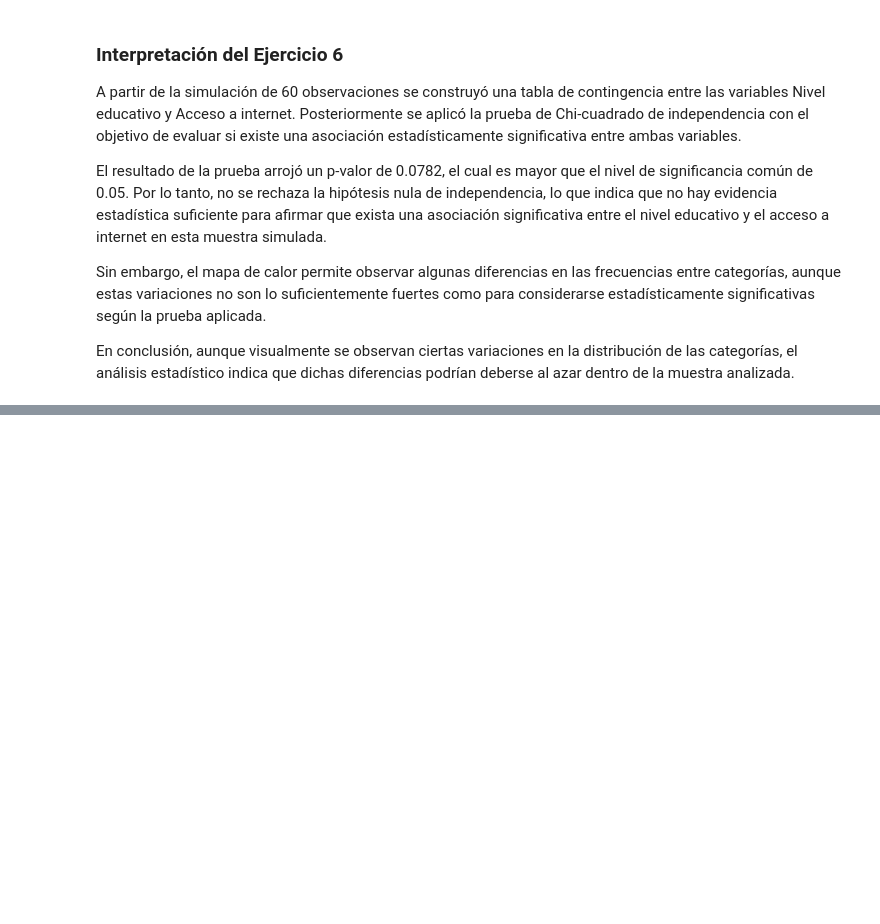
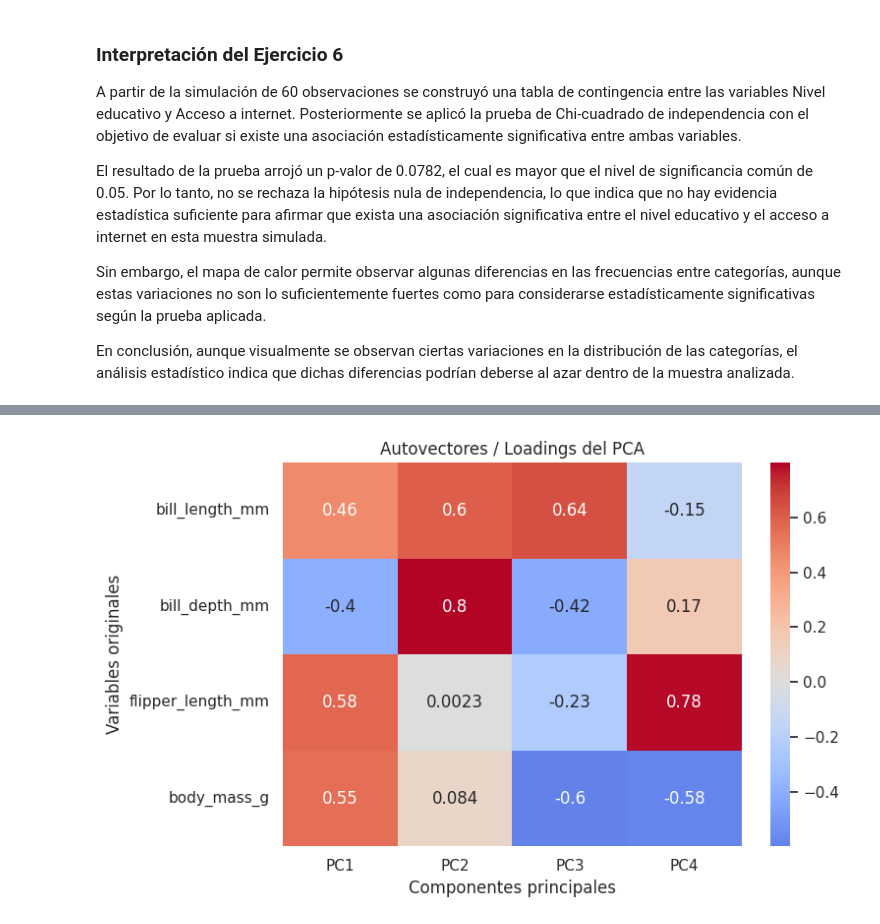
Before and after one commit to JulianCarvajal/BeatAnalytics, a Jupyter notebook: sesiones_practicas/sp_2_natalia_bernal_julian_carvajal.ipynb, the cells around one changed output, grey strips where cells are left out. Drawn from its saved outputs; the diff is of its cells as text; code cells hidden in the pictures; blank space fills up the shorter version.

```diff
--- a/sesiones_practicas/sp_2_natalia_bernal_julian_carvajal.ipynb
+++ b/sesiones_practicas/sp_2_natalia_bernal_julian_carvajal.ipynb
@@ -457,0 +568,13 @@ En conclusión, aunque visualmente se observan ciertas variaciones en la distrib
+# %%
+# Aplicar PCA
+pca = PCA()
+
+X_pca = pca.fit_transform(X_std)
+
+# Crear DataFrame con componentes
+df_pca = pd.DataFrame(
+    X_pca,
+    columns=[f"PC{i+1}" for i in range(len(numerical_penguins.columns))]
+)
+
+df_pca.head()
@@ -457,0 +588,8 @@ En conclusión, aunque visualmente se observan ciertas variaciones en la distrib
+# %%
+componentes = pd.DataFrame(
+    pca.components_.T,
+    columns=[f'PC{i+1}' for i in range(len(numerical_penguins.columns))],
+    index=numerical_penguins.columns
+)
+
+componentes
@@ -457,0 +602,18 @@ En conclusión, aunque visualmente se observan ciertas variaciones en la distrib
+# %%
+plt.figure(figsize=(8,5))
+
+sns.heatmap(
+    componentes,
+    annot=True,
+    cmap="coolwarm",
+    center=0
+)
+
+plt.title("Autovectores / Loadings del PCA")
+plt.ylabel("Variables originales")
+plt.xlabel("Componentes principales")
+
+plt.tight_layout()
+plt.show()
+# %% [output]
+[figure, added]
```
Also changed, not shown: parts of 17 cells of this notebook.
